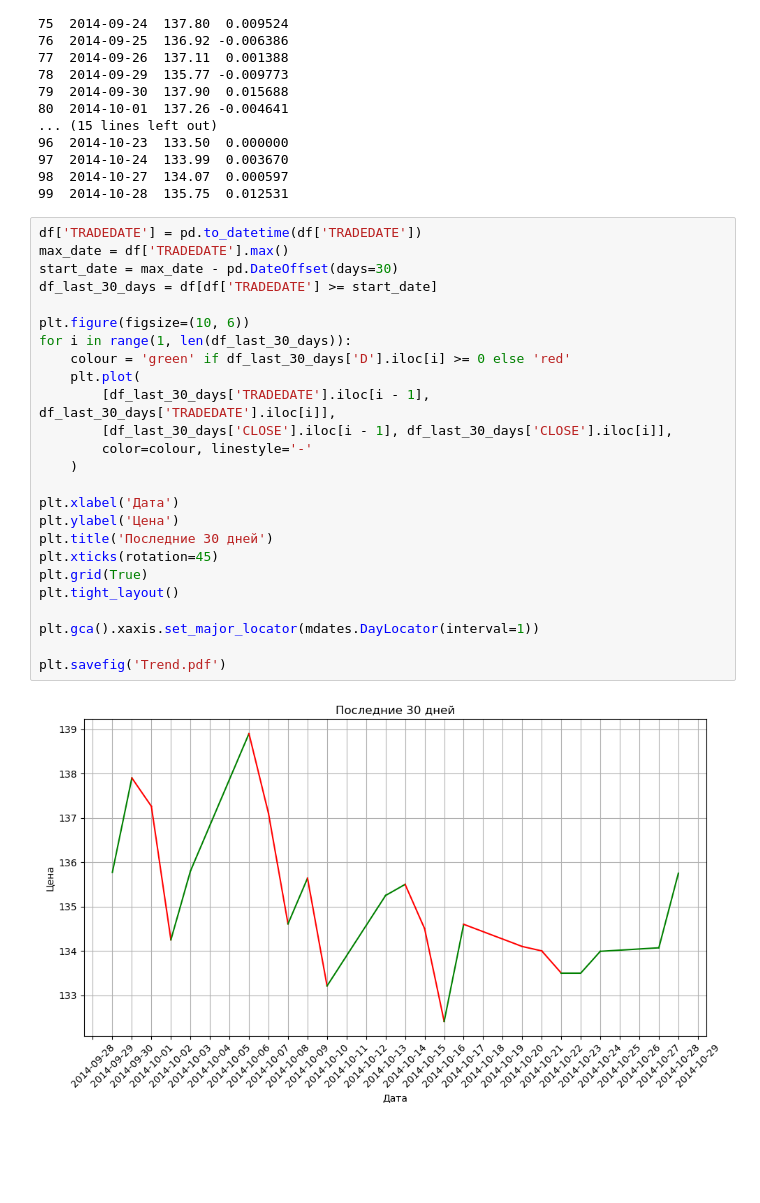
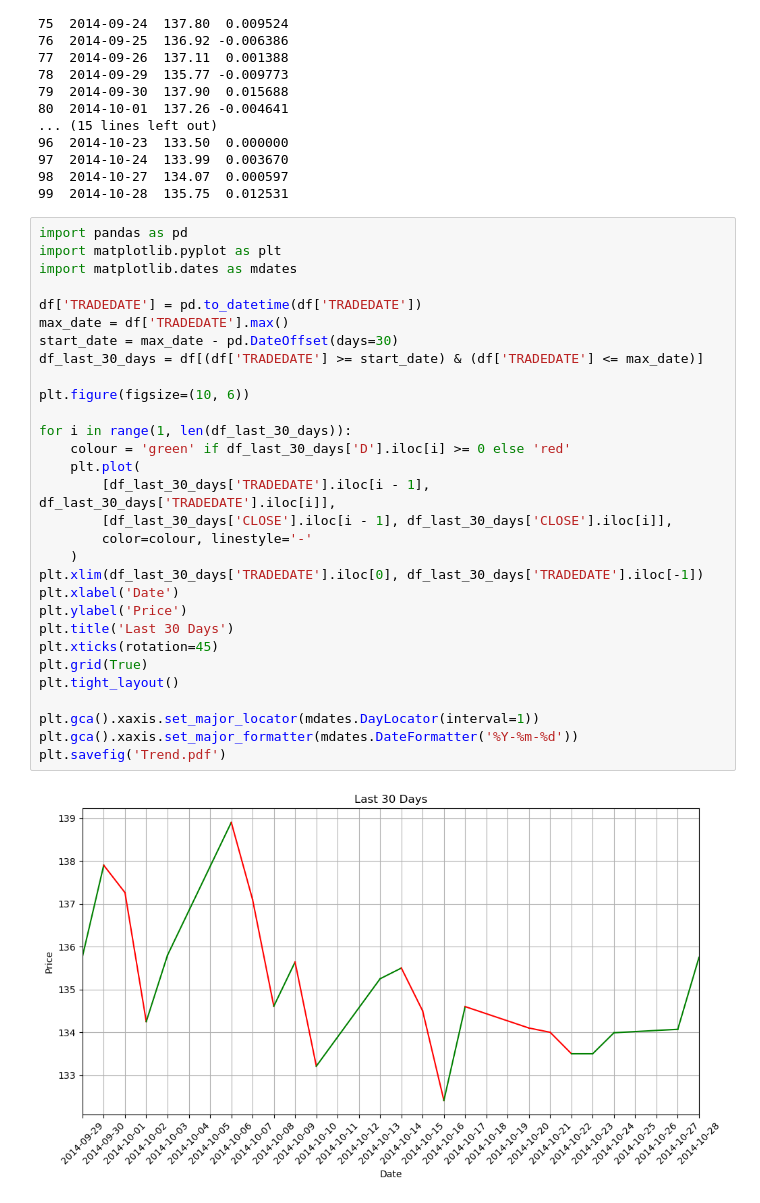
Before and after one commit to melarozz/GAZPROM_PRICES, a Jupyter notebook: main.ipynb, the cells around one changed output. Drawn from its saved outputs; the diff is of its cells as text; blank space fills up the shorter version.

```diff
--- a/main.ipynb
+++ b/main.ipynb
@@ -59,29 +59,34 @@ print(df.tail(30))
 98  2014-10-27  134.07  0.000597
 99  2014-10-28  135.75  0.012531
 # %%
+import pandas as pd
+import matplotlib.pyplot as plt
+import matplotlib.dates as mdates
+
 df['TRADEDATE'] = pd.to_datetime(df['TRADEDATE'])
 max_date = df['TRADEDATE'].max()
 start_date = max_date - pd.DateOffset(days=30)
-df_last_30_days = df[df['TRADEDATE'] >= start_date]
+df_last_30_days = df[(df['TRADEDATE'] >= start_date) & (df['TRADEDATE'] <= max_date)]
 
 plt.figure(figsize=(10, 6))
+
 for i in range(1, len(df_last_30_days)):
     colour = 'green' if df_last_30_days['D'].iloc[i] >= 0 else 'red'
     plt.plot(
         [df_last_30_days['TRADEDATE'].iloc[i - 1], df_last_30_days['TRADEDATE'].iloc[i]],
         [df_last_30_days['CLOSE'].iloc[i - 1], df_last_30_days['CLOSE'].iloc[i]],
         color=colour, linestyle='-'
     )
-
-plt.xlabel('Дата')
-plt.ylabel('Цена')
-plt.title('Последние 30 дней')
+plt.xlim(df_last_30_days['TRADEDATE'].iloc[0], df_last_30_days['TRADEDATE'].iloc[-1])
+plt.xlabel('Date')
+plt.ylabel('Price')
+plt.title('Last 30 Days')
 plt.xticks(rotation=45)
 plt.grid(True)
 plt.tight_layout()
 
 plt.gca().xaxis.set_major_locator(mdates.DayLocator(interval=1))
-
+plt.gca().xaxis.set_major_formatter(mdates.DateFormatter('%Y-%m-%d'))
 plt.savefig('Trend.pdf')
 # %% [output]
-[figure, old version]
+[figure, new version]
```
